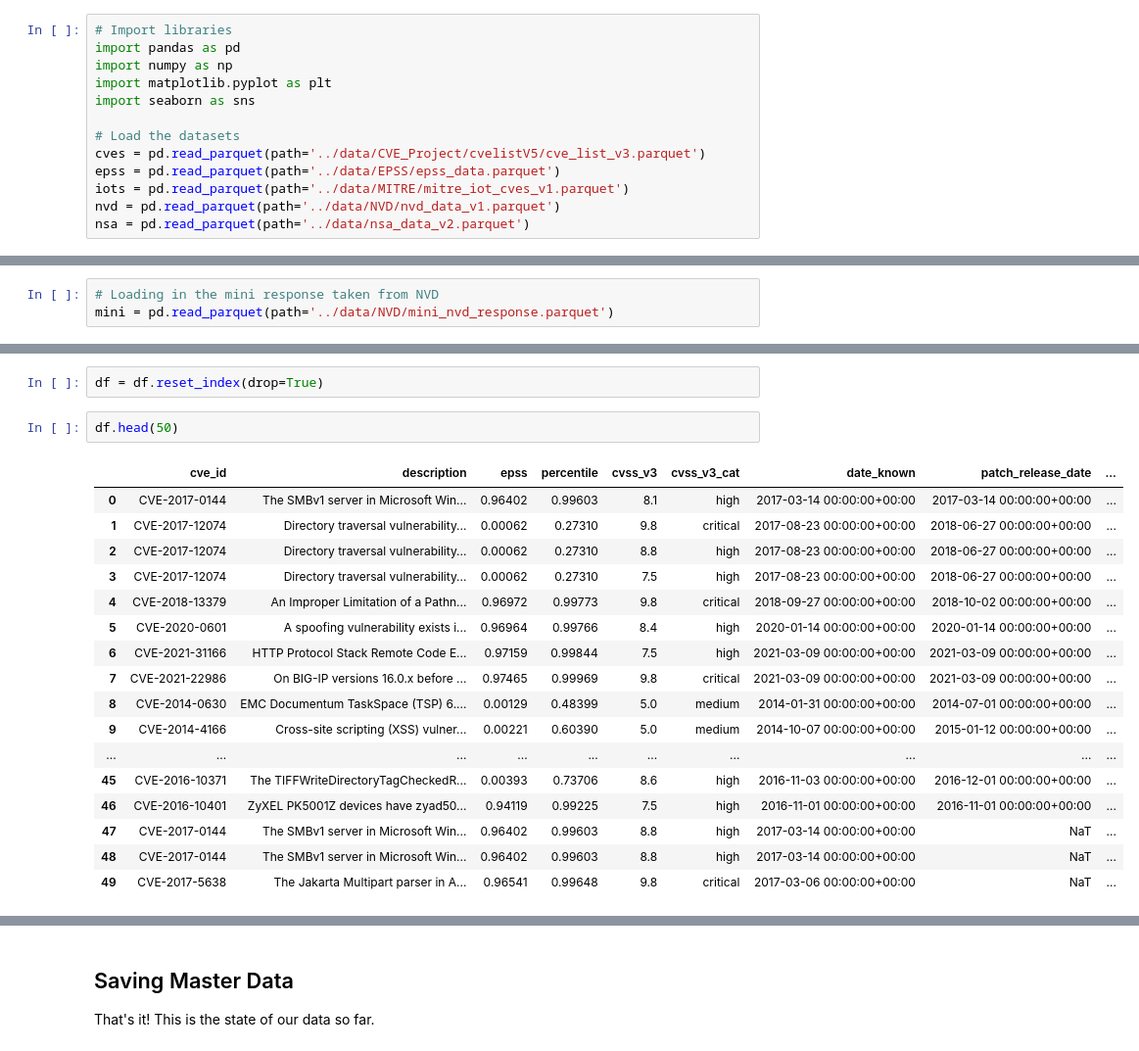
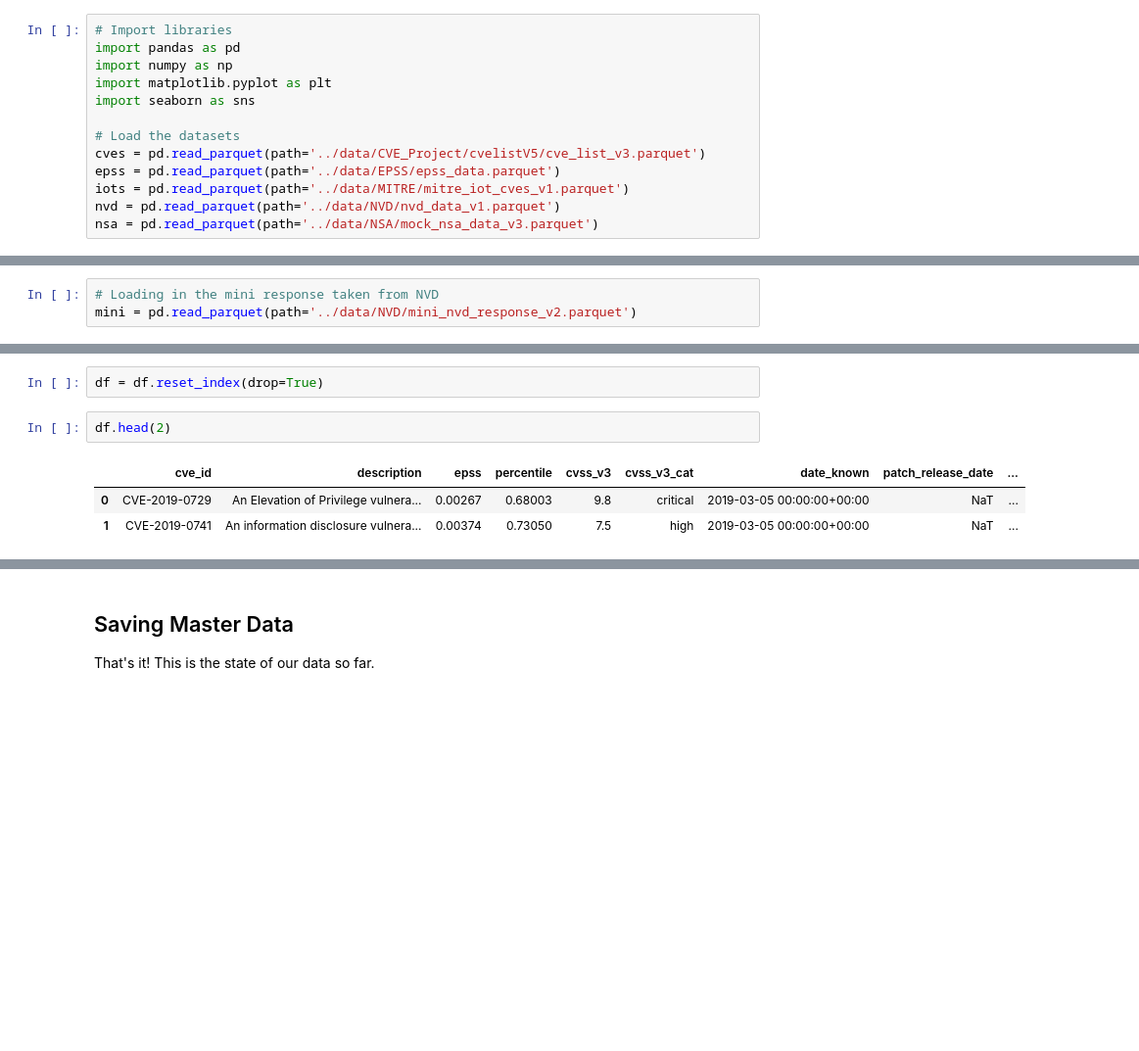
Before and after one commit to JBrocklyAnderson/practice-project, a Jupyter notebook: notebooks/master_data_build_v3.ipynb, the cells around one changed output, grey strips where cells are left out. Shown at 98% size. Cells and saved outputs as stored; diff of their text form; blank space fills up the shorter version.

```diff
--- a/notebooks/master_data_build_v3.ipynb
+++ b/notebooks/master_data_build_v3.ipynb
@@ -15,7 +15,7 @@ cves = pd.read_parquet(path='../data/CVE_Project/cvelistV5/cve_list_v3.parquet')
 epss = pd.read_parquet(path='../data/EPSS/epss_data.parquet')
 iots = pd.read_parquet(path='../data/MITRE/mitre_iot_cves_v1.parquet')
 nvd = pd.read_parquet(path='../data/NVD/nvd_data_v1.parquet')
-nsa = pd.read_parquet(path='../data/nsa_data_v2.parquet')
+nsa = pd.read_parquet(path='../data/NSA/mock_nsa_data_v3.parquet')
 # %%
 cves.info()
 # %% [output]
@@ -252,6 +292,6 @@ missing_cves = pd.concat([missing_cves, article_cves], ignore_index=True)
 # %%
 # Loading in the mini response taken from NVD
-mini = pd.read_parquet(path='../data/NVD/mini_nvd_response.parquet')
+mini = pd.read_parquet(path='../data/NVD/mini_nvd_response_v2.parquet')
 # %%
 # Remerge NVD
 df = df.merge(mini, on='cve_id', how='left')
@@ -361,23 +397,9 @@ df[df['cve_id'].isnull()]
 # %%
 df = df.reset_index(drop=True)
 # %%
-df.head(50)
+df.head(2)
 # %% [output]
 |  | cve_id | description | epss | percentile | cvss_v3 | cvss_v3_cat | date_known | patch_release_date | ... |
-| 0 | CVE-2017-0144 | The SMBv1 server in Microsoft Win... | 0.96402 | 0.99603 | 8.1 | high | 2017-03-14 00:00:00+00:00 | 2017-03-14 00:00:00+00:00 | ... |
-| 1 | CVE-2017-12074 | Directory traversal vulnerability... | 0.00062 | 0.27310 | 9.8 | critical | 2017-08-23 00:00:00+00:00 | 2018-06-27 00:00:00+00:00 | ... |
-| 2 | CVE-2017-12074 | Directory traversal vulnerability... | 0.00062 | 0.27310 | 8.8 | high | 2017-08-23 00:00:00+00:00 | 2018-06-27 00:00:00+00:00 | ... |
-| 3 | CVE-2017-12074 | Directory traversal vulnerability... | 0.00062 | 0.27310 | 7.5 | high | 2017-08-23 00:00:00+00:00 | 2018-06-27 00:00:00+00:00 | ... |
-| 4 | CVE-2018-13379 | An Improper Limitation of a Pathn... | 0.96972 | 0.99773 | 9.8 | critical | 2018-09-27 00:00:00+00:00 | 2018-10-02 00:00:00+00:00 | ... |
-| 5 | CVE-2020-0601 | A spoofing vulnerability exists i... | 0.96964 | 0.99766 | 8.4 | high | 2020-01-14 00:00:00+00:00 | 2020-01-14 00:00:00+00:00 | ... |
-| 6 | CVE-2021-31166 | HTTP Protocol Stack Remote Code E... | 0.97159 | 0.99844 | 7.5 | high | 2021-03-09 00:00:00+00:00 | 2021-03-09 00:00:00+00:00 | ... |
-| 7 | CVE-2021-22986 | On BIG-IP versions 16.0.x before ... | 0.97465 | 0.99969 | 9.8 | critical | 2021-03-09 00:00:00+00:00 | 2021-03-09 00:00:00+00:00 | ... |
-| 8 | CVE-2014-0630 | EMC Documentum TaskSpace (TSP) 6.... | 0.00129 | 0.48399 | 5.0 | medium | 2014-01-31 00:00:00+00:00 | 2014-07-01 00:00:00+00:00 | ... |
-| 9 | CVE-2014-4166 | Cross-site scripting (XSS) vulner... | 0.00221 | 0.60390 | 5.0 | medium | 2014-10-07 00:00:00+00:00 | 2015-01-12 00:00:00+00:00 | ... |
-| ... | ... | ... | ... | ... | ... | ... | ... | ... | ... |
-| 45 | CVE-2016-10371 | The TIFFWriteDirectoryTagCheckedR... | 0.00393 | 0.73706 | 8.6 | high | 2016-11-03 00:00:00+00:00 | 2016-12-01 00:00:00+00:00 | ... |
-| 46 | CVE-2016-10401 | ZyXEL PK5001Z devices have zyad50... | 0.94119 | 0.99225 | 7.5 | high | 2016-11-01 00:00:00+00:00 | 2016-11-01 00:00:00+00:00 | ... |
-| 47 | CVE-2017-0144 | The SMBv1 server in Microsoft Win... | 0.96402 | 0.99603 | 8.8 | high | 2017-03-14 00:00:00+00:00 | NaT | ... |
-| 48 | CVE-2017-0144 | The SMBv1 server in Microsoft Win... | 0.96402 | 0.99603 | 8.8 | high | 2017-03-14 00:00:00+00:00 | NaT | ... |
-| 49 | CVE-2017-5638 | The Jakarta Multipart parser in A... | 0.96541 | 0.99648 | 9.8 | critical | 2017-03-06 00:00:00+00:00 | NaT | ... |
+| 0 | CVE-2019-0729 | An Elevation of Privilege vulnera... | 0.00267 | 0.68003 | 9.8 | critical | 2019-03-05 00:00:00+00:00 | NaT | ... |
+| 1 | CVE-2019-0741 | An information disclosure vulnera... | 0.00374 | 0.73050 | 7.5 | high | 2019-03-05 00:00:00+00:00 | NaT | ... |
 # %%
```
Also changed, not shown: parts of 13 cells of this notebook, 3 other files.
